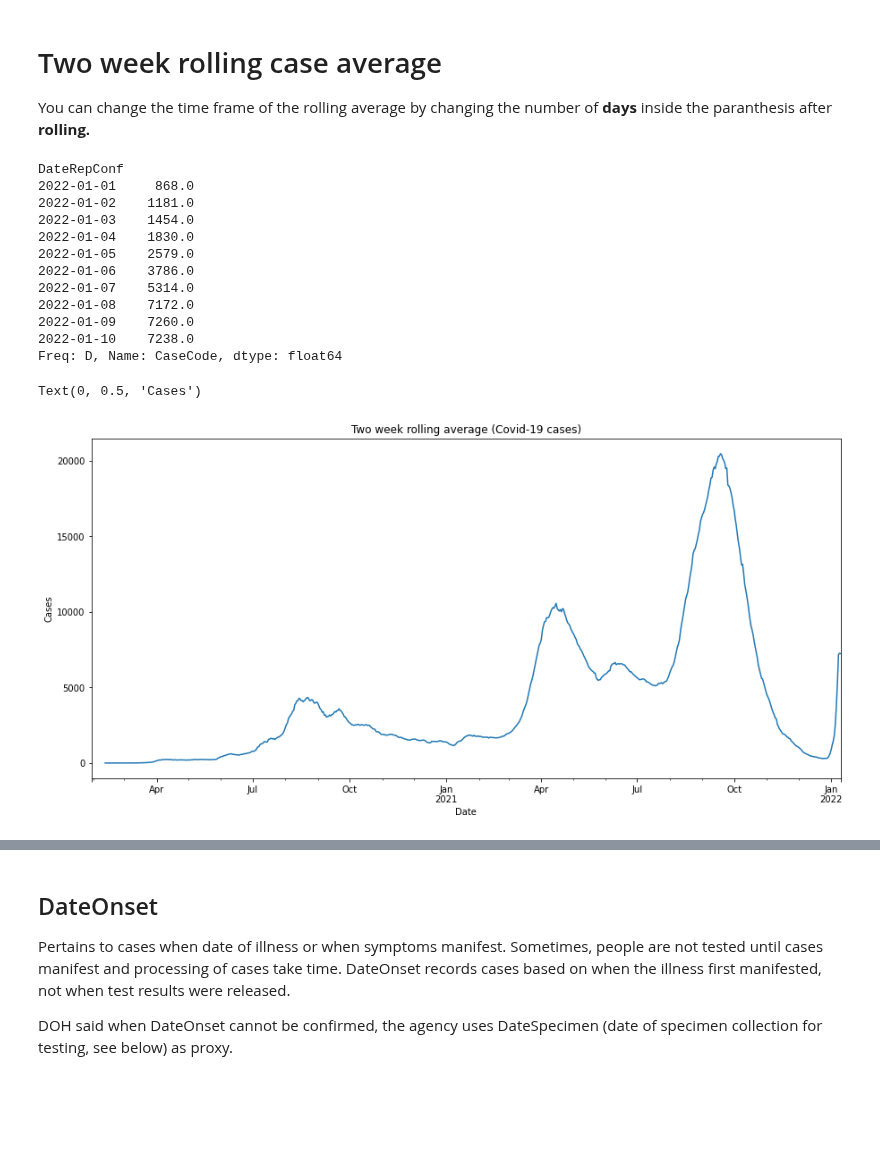
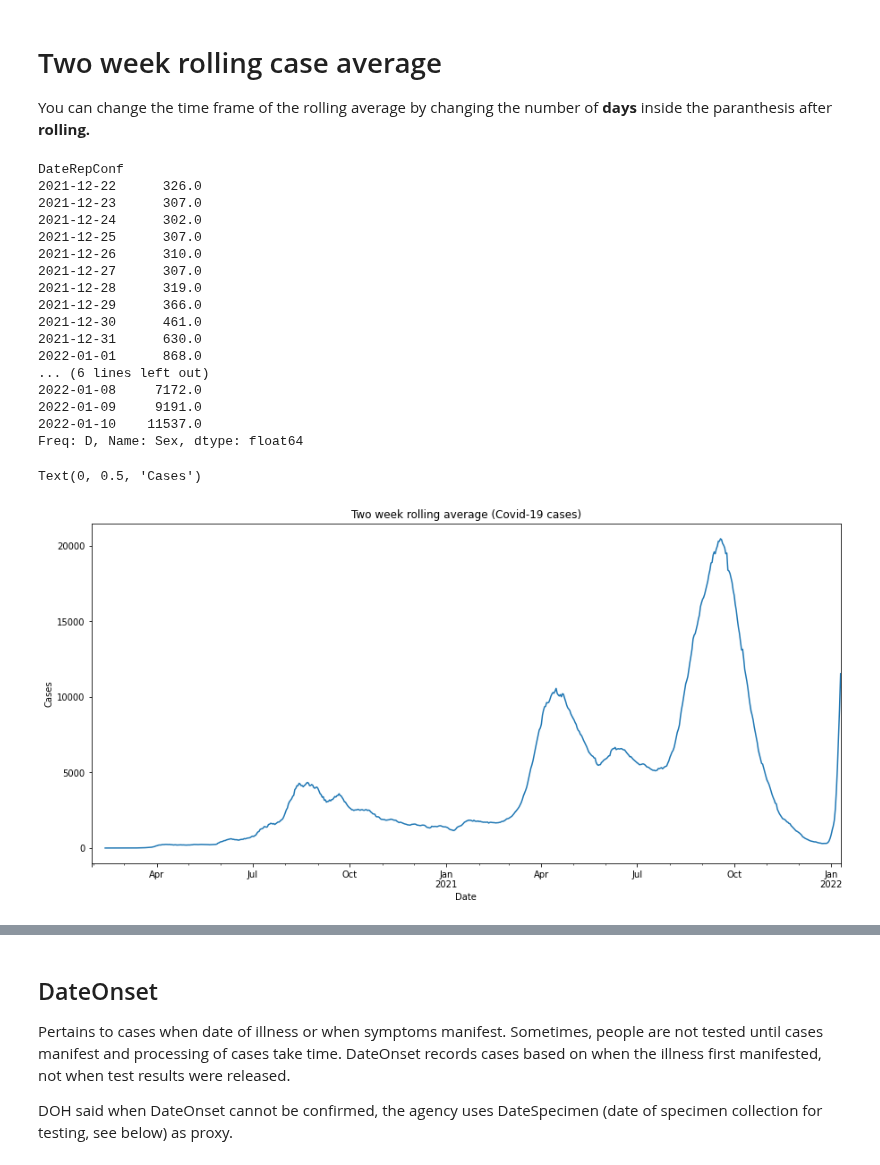
Before and after one commit to pmagtulis/covid-ph, a Jupyter notebook: covid-philippines.ipynb, the cells around one changed output, grey strips where cells are left out. Saved outputs shown, nothing was run; the diff lists cells and outputs as text; code cells hidden in the pictures; blank space fills up the shorter version.

```diff
--- a/covid-philippines.ipynb
+++ b/covid-philippines.ipynb
@@ -140,24 +160,29 @@ Freq: D, Name: CaseCode, dtype: int64
 
 You can change the time frame of the rolling average by changing the number of **days** inside the paranthesis after **rolling.**
 # %%
-df.resample('D', on='DateRepConf').CaseCode.count().rolling(14).mean().round().tail(10)
+df.resample('D', on='DateRepConf').Sex.count().rolling(14).mean().round().tail(20)
 # %% [output]
 DateRepConf
-2022-01-01     868.0
-2022-01-02    1181.0
-2022-01-03    1454.0
-2022-01-04    1830.0
-2022-01-05    2579.0
-2022-01-06    3786.0
-2022-01-07    5314.0
-2022-01-08    7172.0
-2022-01-09    7260.0
-2022-01-10    7238.0
-Freq: D, Name: CaseCode, dtype: float64
+2021-12-22      326.0
+2021-12-23      307.0
+2021-12-24      302.0
+2021-12-25      307.0
+2021-12-26      310.0
+2021-12-27      307.0
+2021-12-28      319.0
+2021-12-29      366.0
+2021-12-30      461.0
+2021-12-31      630.0
+2022-01-01      868.0
+... (6 lines left out)
+2022-01-08     7172.0
+2022-01-09     9191.0
+2022-01-10    11537.0
+Freq: D, Name: Sex, dtype: float64
 # %%
-ax = df.resample('D', on='DateRepConf').CaseCode.count().rolling(14).mean().plot(title='Two week rolling average (Covid-19 cases)', figsize = (15, 7))
+ax = df.resample('D', on='DateRepConf').Sex.count().rolling(14).mean().plot(title='Two week rolling average (Covid-19 cases)', figsize = (15, 7))
 ax.set_xlabel("Date")
 ax.set_ylabel("Cases")
 # %% [output]
 Text(0, 0.5, 'Cases')
-[figure, old version]
+[figure, new version]
```
Also changed, not shown: parts of 17 cells of this notebook.
